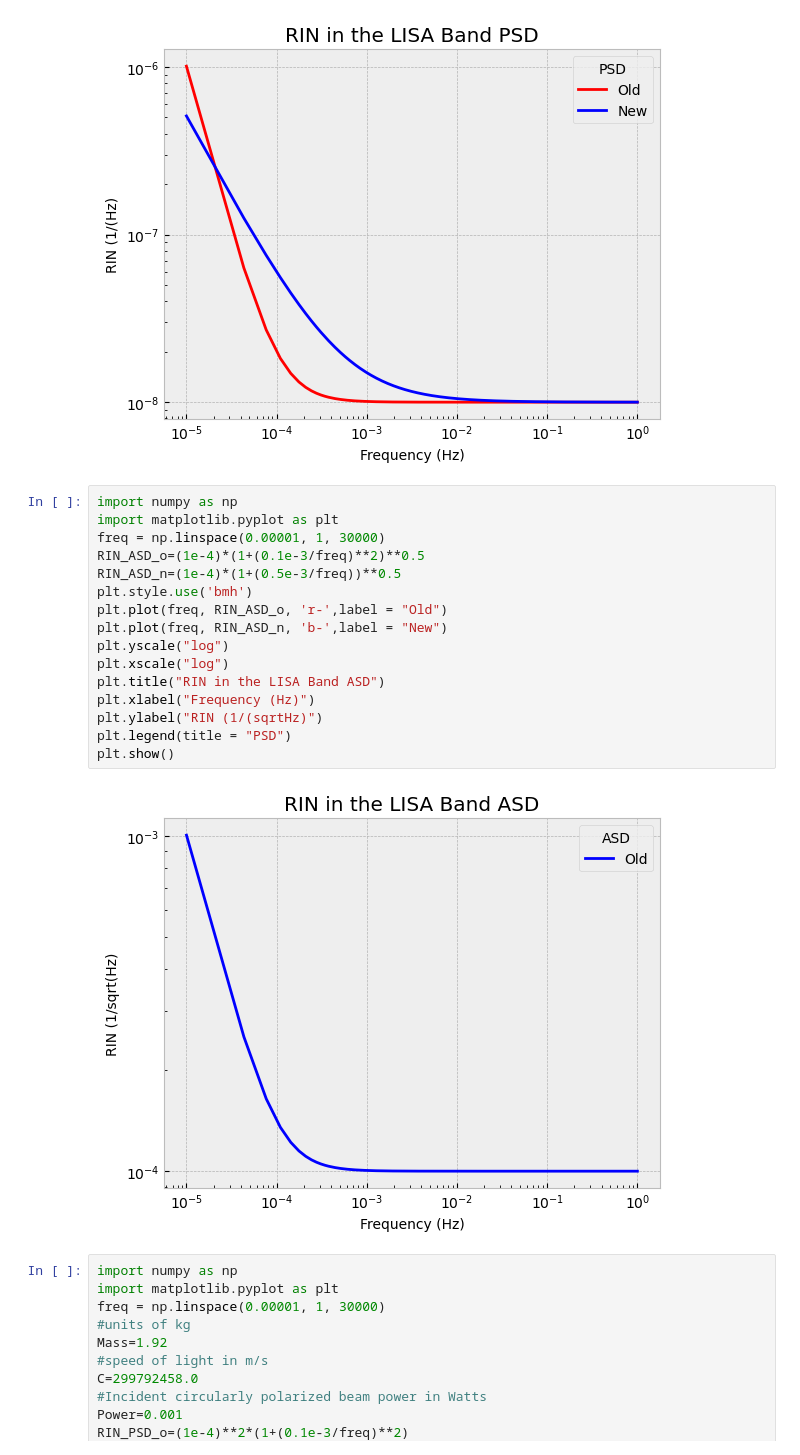
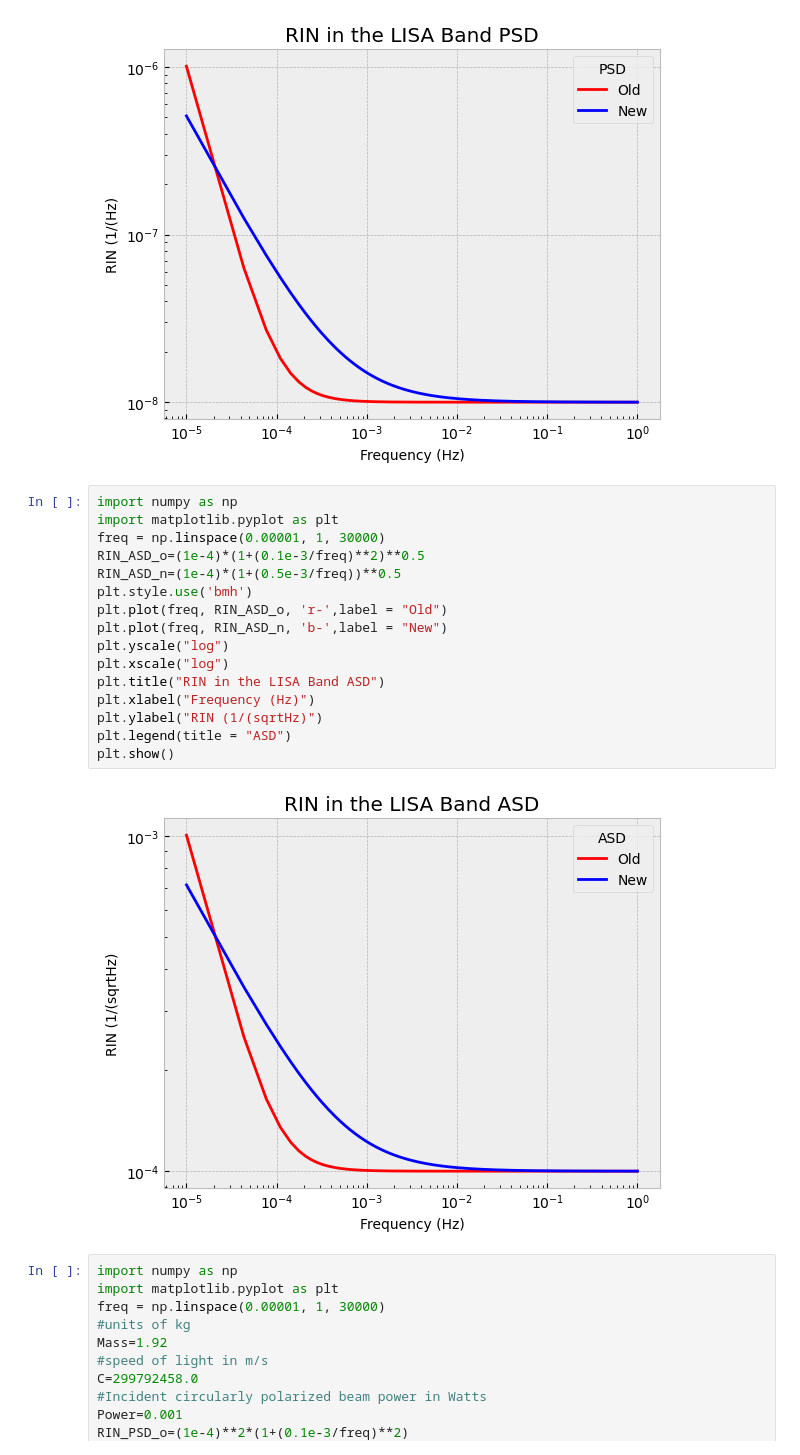
Before and after one commit to raidurgesh/LaserPressureNoise, a Jupyter notebook: LaserPressureNoiseNew.ipynb, the cells around one changed output. Cells and saved outputs as stored; diff of their text form.

```diff
--- a/LaserPressureNoiseNew.ipynb
+++ b/LaserPressureNoiseNew.ipynb
@@ -19,21 +19,21 @@ plt.show()
 # %%
 import numpy as np
 import matplotlib.pyplot as plt
 freq = np.linspace(0.00001, 1, 30000)
 RIN_ASD_o=(1e-4)*(1+(0.1e-3/freq)**2)**0.5
 RIN_ASD_n=(1e-4)*(1+(0.5e-3/freq))**0.5
 plt.style.use('bmh')
 plt.plot(freq, RIN_ASD_o, 'r-',label = "Old")
 plt.plot(freq, RIN_ASD_n, 'b-',label = "New")
 plt.yscale("log")
 plt.xscale("log")
 plt.title("RIN in the LISA Band ASD")
 plt.xlabel("Frequency (Hz)")
 plt.ylabel("RIN (1/(sqrtHz)")
-plt.legend(title = "PSD")
+plt.legend(title = "ASD")
 plt.show()
 # %% [output]
-[figure, old version]
+[figure, new version]
 # %%
 import numpy as np
 import matplotlib.pyplot as plt
```
